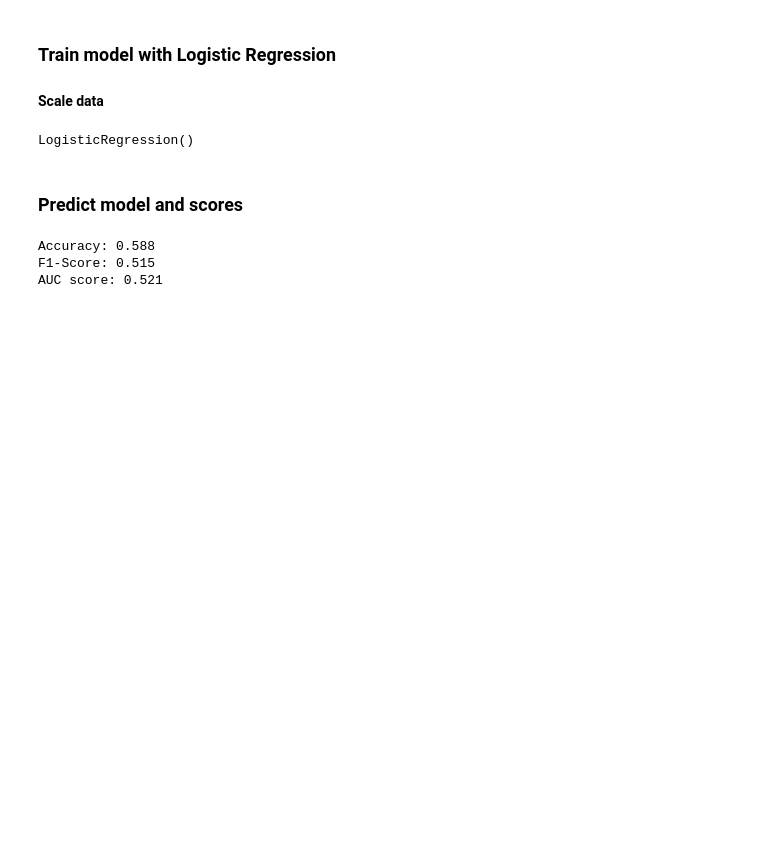
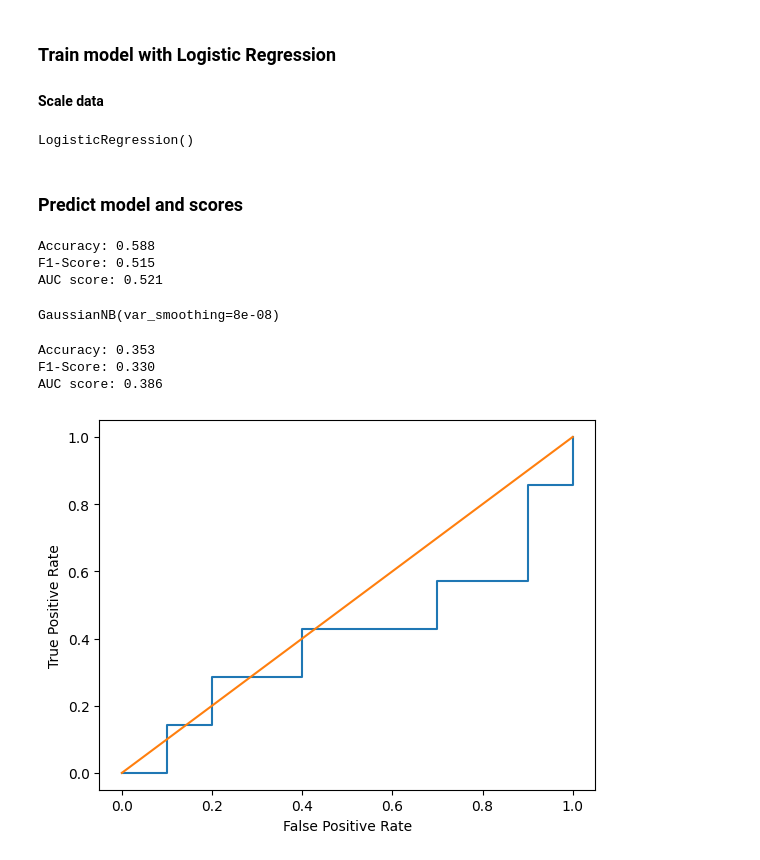
Before and after one commit to ongadut/DS_team2, a Jupyter notebook: Final_Project_Team2_FeatureEngineering_FlightTime.ipynb, the cells around one changed output. Drawn from its saved outputs; the diff is of its cells as text; code cells hidden in the pictures; blank space fills up the shorter version.

```diff
--- a/Final_Project_Team2_FeatureEngineering_FlightTime.ipynb
+++ b/Final_Project_Team2_FeatureEngineering_FlightTime.ipynb
@@ -62,7 +63,7 @@ y_test_ber = y_test.values
 # %% [markdown]
 ### Train model with Bernoulli
 # %%
-bnb = BernoulliNB(alpha=0.04, fit_prior=True)
+bnb = BernoulliNB(alpha=0.058, force_alpha=False, binarize=0.0016)
 model_bernuoli = bnb.fit(X_train, y_train)
 # %% [markdown]
 ### Predict model and scores
@@ -113,3 +114,20 @@ AUC score: 0.521
 # %%
 filename = 'LogisticRegression.sav'
 pickle.dump(bnb, open(filename, 'wb'))
+# %%
+gnb = GaussianNB(var_smoothing=0.00000008)
+gnb.fit(X_train, y_train)
+# %% [output]
+GaussianNB(var_smoothing=8e-08)
+# %%
+y_pred_gnb = gnb.predict(X_test)
+auc = roc_auc_score(y_test,y_pred_gnb )
+accuracy = accuracy_score(y_test, y_pred_gnb)
+f1 = f1_score(y_test, y_pred_gnb, average='weighted')
+print(f"Accuracy: {accuracy:.3f}")
+print(f"F1-Score: {f1:.3f}")
+print(f'AUC score: {auc:.3f}')
+# %% [output]
+Accuracy: 0.353
+F1-Score: 0.330
+AUC score: 0.386
@@ -115,0 +137,14 @@ pickle.dump(bnb, open(filename, 'wb'))
+# %%
+Y_gnb_score = gnb.predict_proba(X_test)
+Y_bnb_score = bnb.predict_proba(X_test_ber)
+# Y_lr_score = bnb.decision_function(X_test)
+fpr_gnb, tpr_gnb, thresholds_gnb = roc_curve(y_test, Y_gnb_score[:, 1])
+fpr_bnb, tpr_bnb, thresholds_bnb = roc_curve(y_test, Y_bnb_score[:, 1])
+# %%
+plt.plot(fpr_gnb,tpr_gnb)
+plt.plot(fpr_bnb,tpr_bnb)
+plt.ylabel('True Positive Rate')
+plt.xlabel('False Positive Rate')
+plt.show()
+# %% [output]
+[figure, added]
```
Also changed, not shown: parts of 2 cells of this notebook, 1 other file.
